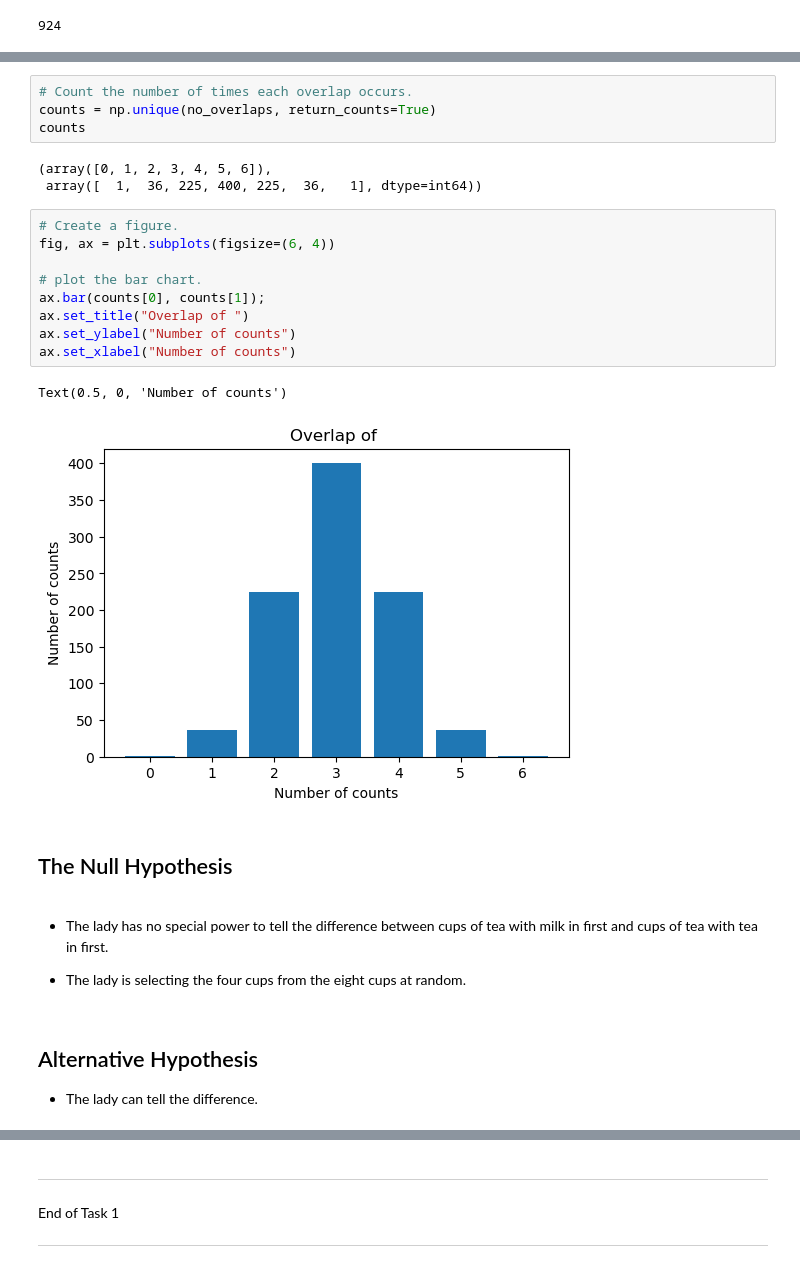
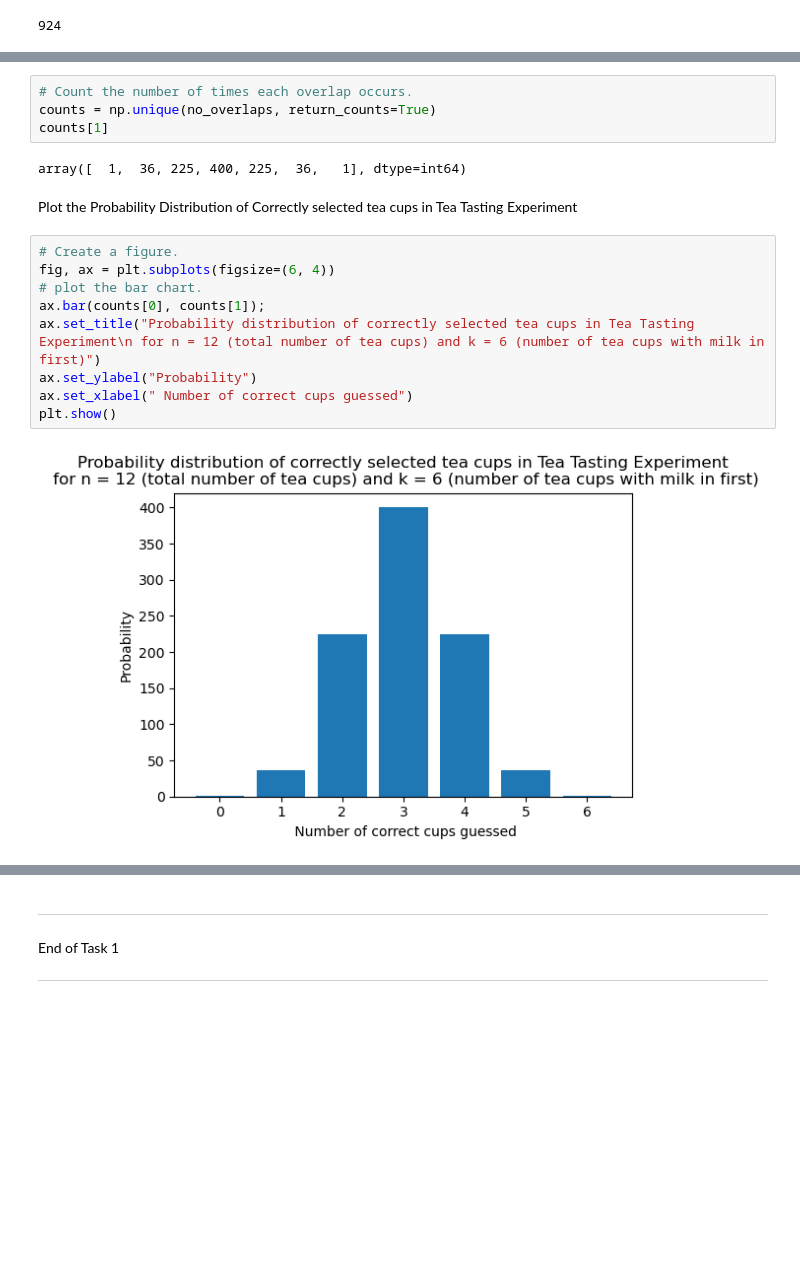
Before and after one commit to shanekeenan/applied_statistics, a Jupyter notebook: tasks.ipynb, the cells around one changed output, grey strips where cells are left out. Cells and saved outputs as stored; diff of their text form; blank space fills up the shorter version.

```diff
--- a/tasks.ipynb
+++ b/tasks.ipynb
@@ -162,29 +247,19 @@ for comb in combs:
 # %%
 # Count the number of times each overlap occurs.
 counts = np.unique(no_overlaps, return_counts=True)
-counts
+counts[1]
 # %% [output]
-(array([0, 1, 2, 3, 4, 5, 6]),
- array([  1,  36, 225, 400, 225,  36,   1], dtype=int64))
+array([  1,  36, 225, 400, 225,  36,   1], dtype=int64)
+# %% [markdown]
+Plot the Probability Distribution of Correctly selected tea cups in Tea Tasting Experiment
 # %%
 # Create a figure.
 fig, ax = plt.subplots(figsize=(6, 4))
-
 # plot the bar chart.
 ax.bar(counts[0], counts[1]);
-ax.set_title("Overlap of ")
-ax.set_ylabel("Number of counts")
-ax.set_xlabel("Number of counts")
+ax.set_title("Probability distribution of correctly selected tea cups in Tea Tasting Experiment\n for n = 12 (total number of tea cups) and k = 6 (number of tea cups with milk in first)")
+ax.set_ylabel("Probability")
+ax.set_xlabel(" Number of correct cups guessed")
+plt.show()
 # %% [output]
-Text(0.5, 0, 'Number of counts')
-[figure, old version]
+[figure, new version]
-# %% [markdown]
-## The Null Hypothesis
-# %% [markdown]
-- The lady has no special power to tell the difference between cups of tea with milk in first and cups of tea with tea in first.
-
-- The lady is selecting the four cups from the eight cups at random.
-# %% [markdown]
-## Alternative Hypothesis
-
-- The lady can tell the difference.
```
Also changed, not shown: parts of 31 cells of this notebook.
